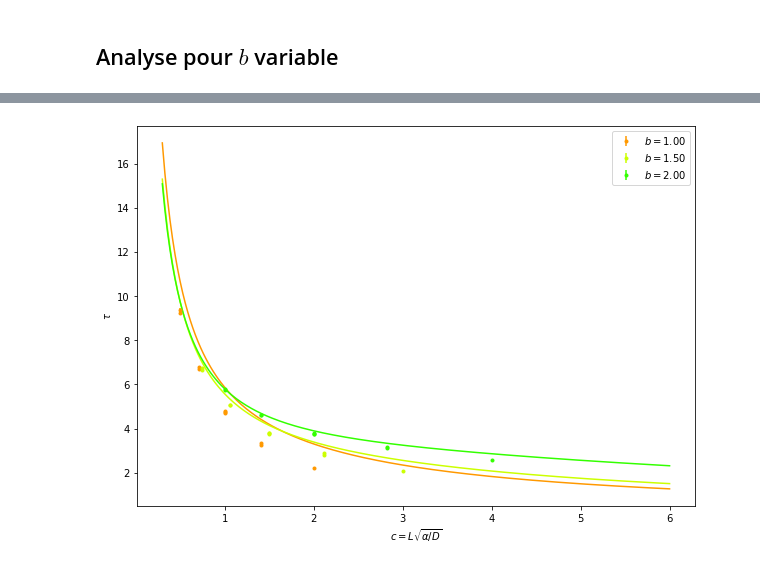
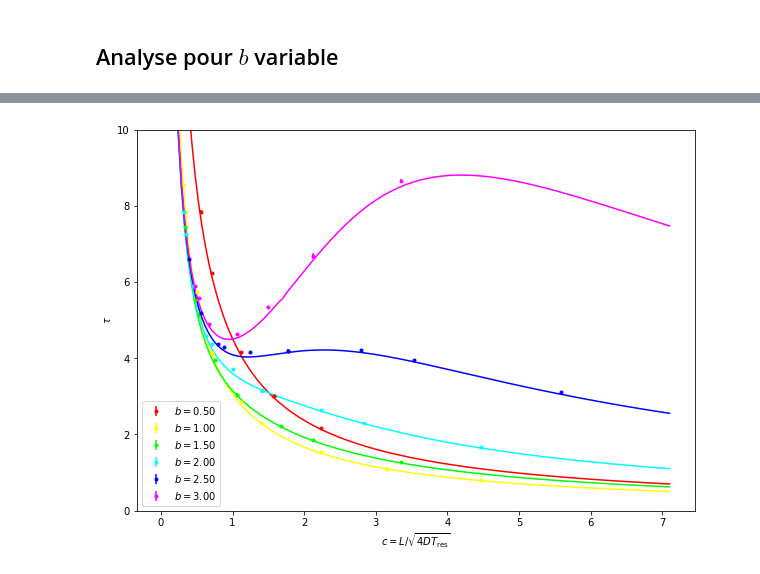
Before and after one commit to xif-fr/BrownianMotion, a Jupyter notebook: langevin-mfpt/langevin-mfpt.ipynb, the cells around one changed output, grey strips where cells are left out. Cells and saved outputs as stored; diff of their text form; code cells hidden in the pictures.

```diff
--- a/langevin-mfpt/langevin-mfpt.ipynb
+++ b/langevin-mfpt/langevin-mfpt.ipynb
@@ -250,0 +293,14 @@ plt.show()
+# %%
+plt.figure(figsize=(10,7))
+b = 1.0
+Res_b = groups.get_group(b)
+Res_b1 = Res_b[ Res_b['c'] < 5 ]
+c = np.linspace(0.1, 4.5, 100)
+plt.plot(c, c*th_tau(b,c), color='black')
+c, tau, err = order_c_tau(Res_b1)
+plt.errorbar(c, c*tau, label=r"$b={:.2f}$".format(b), yerr=c*err, fmt='.')
+annotate_params(Res_b1, lambda c,tau: (c,c*tau))
+
+show_labels()
+plt.savefig("mfpt-"+reset_type+"-x0var-b{}.pdf".format(b), bbox_inches='tight')
+plt.show()
@@ -250,0 +309,11 @@ plt.show()
+# %%
+plt.figure(figsize=(10,7))
+for b, Res_b in list(groups):
+
+    if len(Res_b) > 3 and b <= 2 and len(Res_b) > group_pts_min:
+        c, tau, err = order_c_tau(Res_b)
+        plt.errorbar(c, c*tau, label=r"$b={:.2f}$".format(b), yerr=c*err, fmt='.-', color=colors[b])
+        annotate_params(Res_b, f_pos = lambda c,tau: (c,c*tau))
+
+show_labels()
+plt.show()
@@ -251,16 +322,18 @@ plt.show()
 # %%
+groups_6, group_pts_min_6, colors_6 = do_grouping(Res, n_colors_max=6)
+
 plt.figure(figsize=(10,7))
-for b, Res_b in list(groups):
+for b, Res_b in list(groups_6):
 
-    if b < 2.3 and b > 0.5 and len(Res_b) > 4:
-        c = np.linspace(0.3, 6, 200)
-        plt.plot(c, tau_th(b,c), color=colors[b])
+    if len(Res_b) > group_pts_min_6:
+        c = np.linspace(0.1, 7.1, 150)
+        plt.plot(c, th_tau(b,c), color=colors_6[b])
         c, tau, err = order_c_tau(Res_b)
-        plt.errorbar(c, tau, label=r"$b={:.2f}$".format(b), color=colors[b], yerr=err, fmt='.')
+        plt.errorbar(c, tau, label=r"$b={:.2f}$".format(b), color=colors_6[b], yerr=err, fmt='.')
 
-plt.xlabel(r"$c=L\sqrt{\alpha/D}$")
-plt.ylabel(r"$\tau$")
-plt.legend()
+plt.ylim((0,10))
+show_labels()
+plt.savefig("mfpt-"+reset_type+"-x0var-all.pdf", bbox_inches='tight')
 plt.show()
 # %% [output]
-[figure, old version]
+[figure, new version]
```
Also changed, not shown: parts of 27 cells of this notebook.
